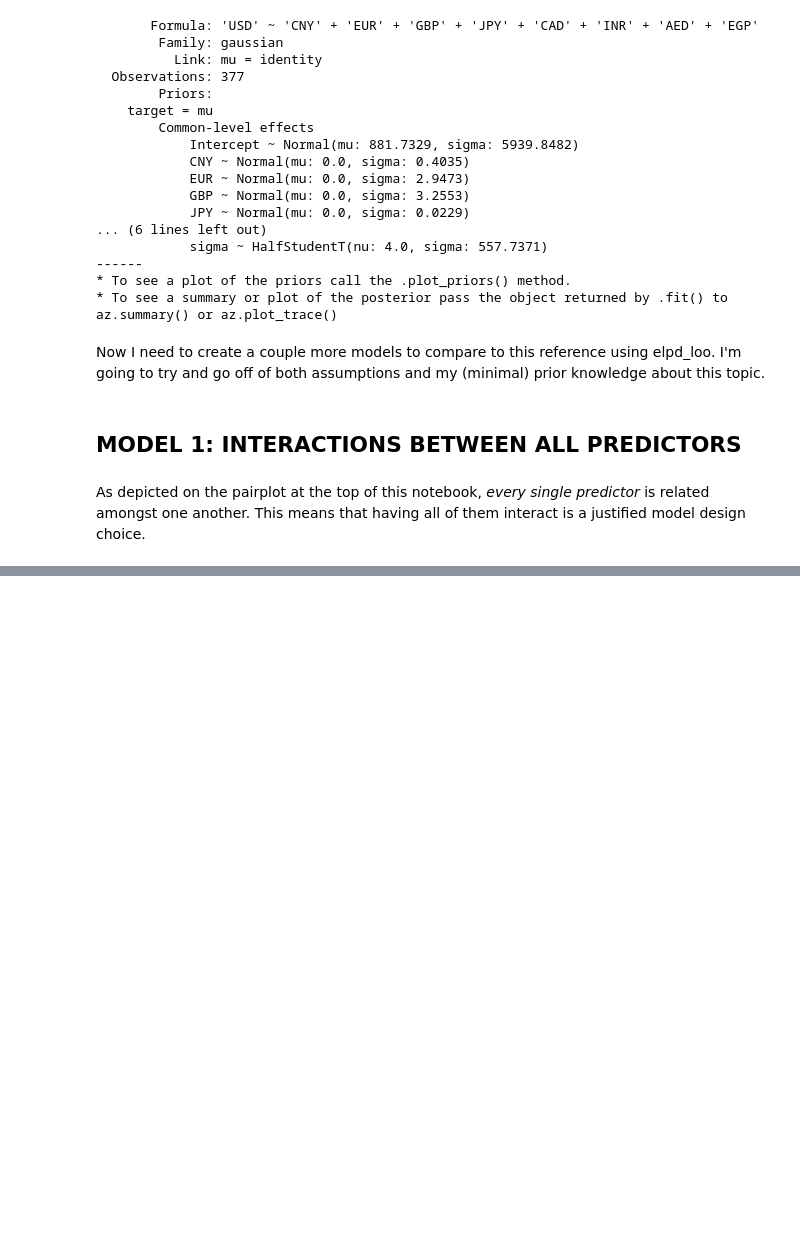
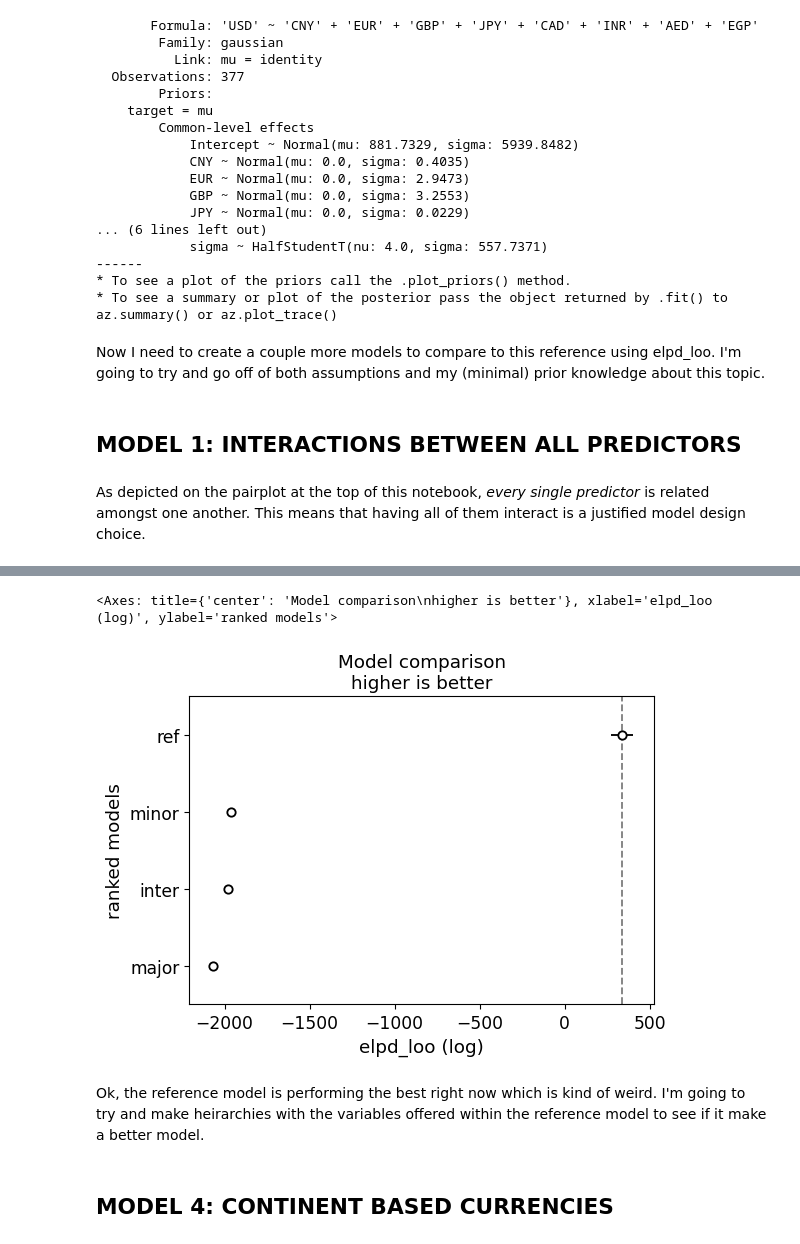
Before and after one commit to sambee5/data-science-coursework, a Jupyter notebook: Unit6/SamaBhatU6proj.ipynb, the cells around one changed output, grey strips where cells are left out. Saved outputs shown, nothing was run; the diff lists cells and outputs as text; code cells hidden in the pictures; blank space fills up the shorter version.

```diff
--- a/Unit6/SamaBhatU6proj.ipynb
+++ b/Unit6/SamaBhatU6proj.ipynb
@@ -130,0 +151,4 @@ az.plot_compare(q)
+# %%
+model3 = bmb.Model("'USD' ~ 'INR' + 'AUD' + 'EGP' + 'CNY'" , df_plot, family="gaussian")
+# %%
+idata_model3 = model3.fit(idata_kwargs={"log_likelihood":True})
@@ -130,0 +158,10 @@ az.plot_compare(q)
+# %%
+q = az.compare({"ref": idata_gold_refernece, "inter": idata_model1, "major": idata_model2, "minor": idata_model3})
+az.plot_compare(q)
+# %% [output]
+<Axes: title={'center': 'Model comparison\nhigher is better'}, xlabel='elpd_loo (log)', ylabel='ranked models'>
+[figure, added]
+# %% [markdown]
+Ok, the reference model is performing the best right now which is kind of weird. I'm going to try and make heirarchies with the variables offered within the reference model to see if it make a better model.
+# %% [markdown]
+## **MODEL 4: CONTINENT BASED CURRENCIES**
```
Also changed, not shown: parts of 14 cells of this notebook.
